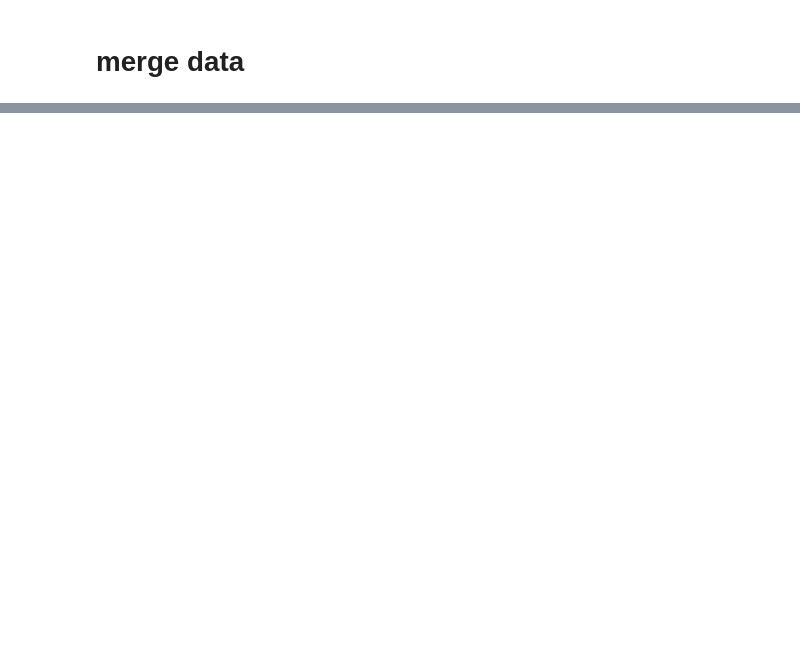
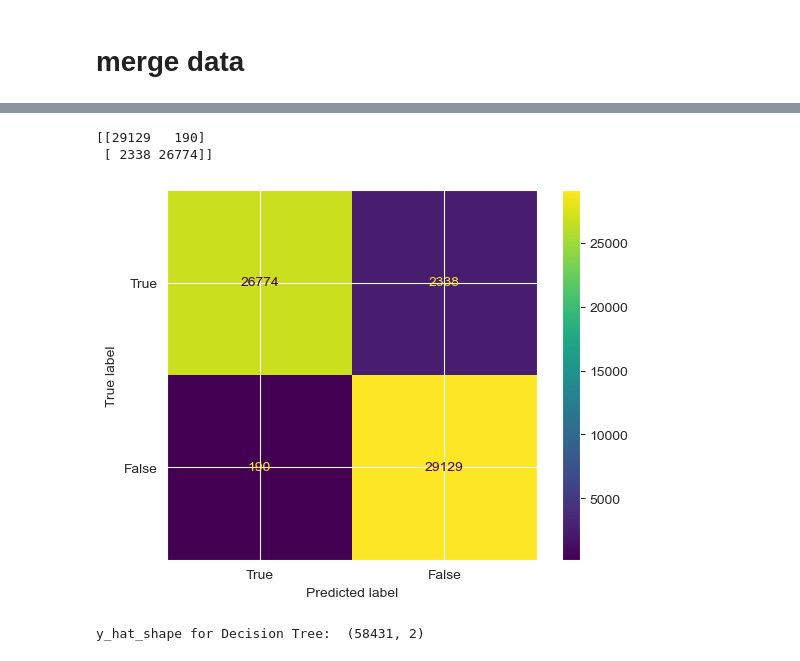
Before and after one commit to chunwei-ong/SC1015, a Jupyter notebook: proj_code.ipynb, the cells around one changed output, grey strips where cells are left out. Drawn from its saved outputs; the diff is of its cells as text; code cells hidden in the pictures; blank space fills up the shorter version.

```diff
--- a/proj_code.ipynb
+++ b/proj_code.ipynb
@@ -182,0 +349,12 @@ plt.show()
+# %%
+# Using Decision Tree
+
+classifier_dt = DecisionTreeClassifier(criterion = 'entropy', random_state = 0)
+
+# Start timer
+start_time = time.time()
+
+classifier_dt.fit(x_train, y_train)
+
+# End timer
+end_time = time.time()
@@ -182,0 +448,21 @@ plt.show()
+# %%
+#Decision Tree
+y_pred_dt = classifier_dt.predict(x_test)
+cm = confusion_matrix(y_test, y_pred_dt)
+print(cm)
+
+cm_display = metrics.ConfusionMatrixDisplay(confusion_matrix = confusion_matrix(y_test, y_pred_dt, labels = [1,0]), display_labels = [True, False])
+cm_display.plot()
+plt.show()
+# %% [output]
+[[29129   190]
+ [ 2338 26774]]
+[figure, added]
+# %%
+yhat_dt = classifier_dt.predict_proba(x_test)
+print('y_hat_shape for Decision Tree: ',yhat_dt.shape)
+yhat_dt = yhat_dt[:, 1]
+fpr_dt, tpr_dt, _ = metrics.roc_curve(y_test, yhat_dt)
+auc_dt = round(metrics.roc_auc_score(y_test, yhat_dt), 4)
+# %% [output]
+y_hat_shape for Decision Tree:  (58431, 2)
```
Also changed, not shown: parts of 47 cells of this notebook.
